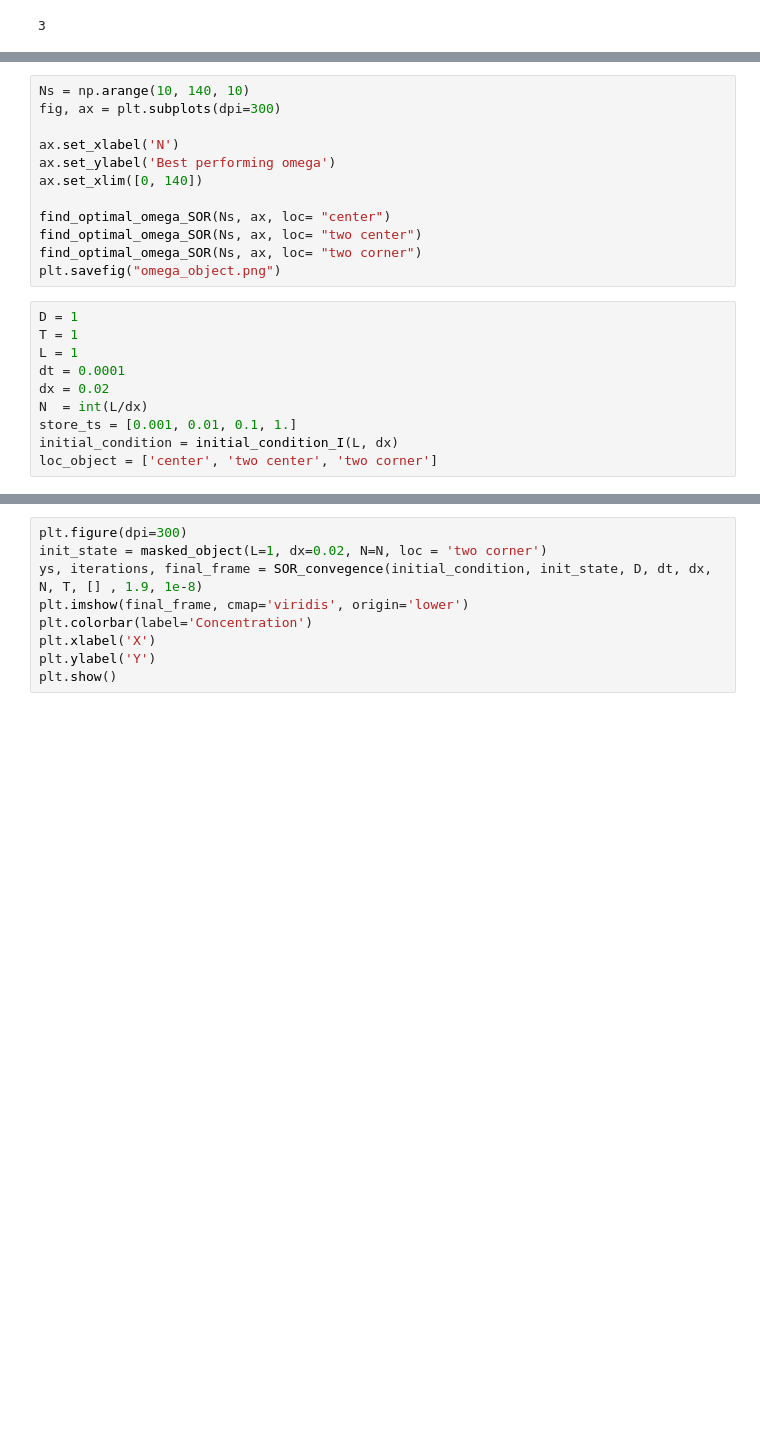
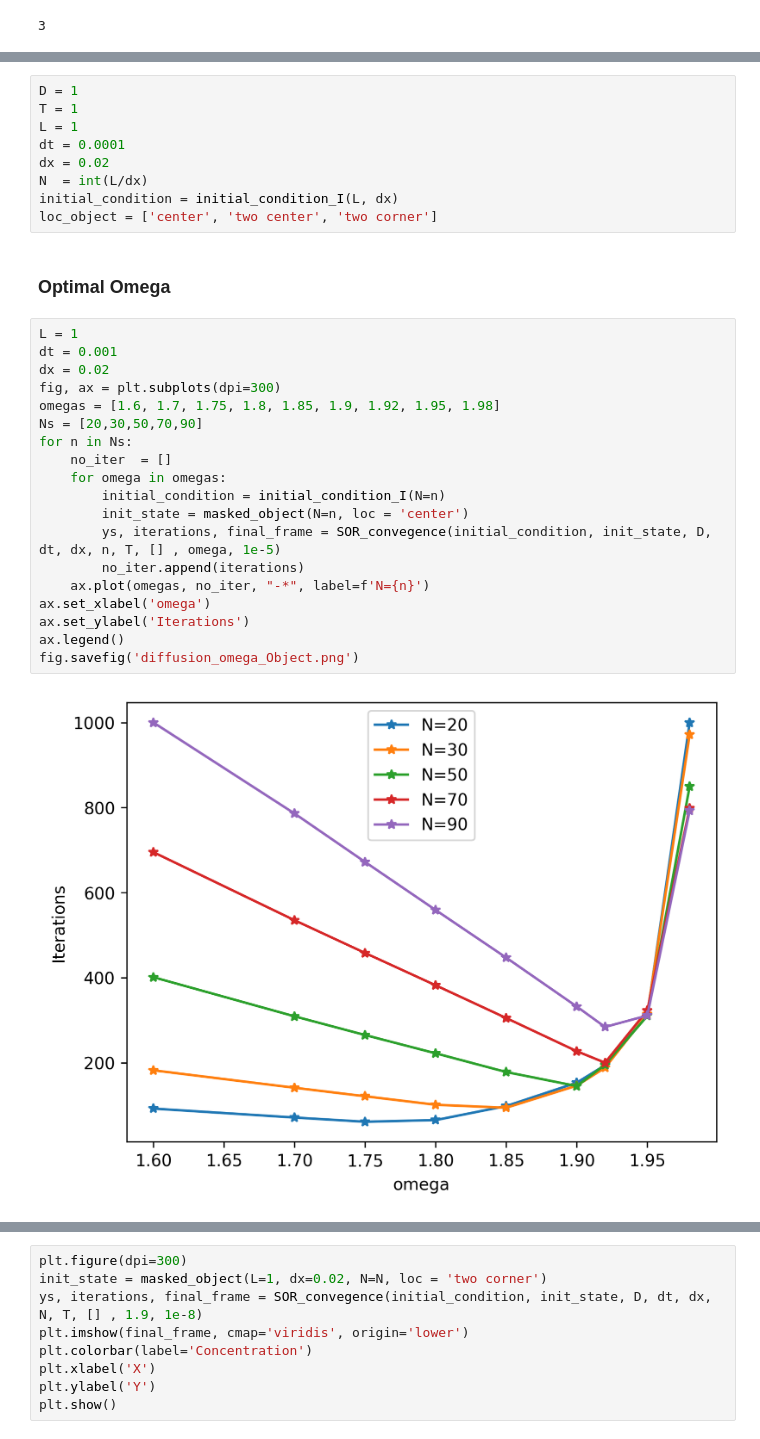
Before and after one commit to JTimmr/Scientific_Computing_1, a Jupyter notebook: diffusion.ipynb, the cells around one changed output, grey strips where cells are left out. Cells and saved outputs as stored; diff of their text form; blank space fills up the shorter version.

```diff
--- a/diffusion.ipynb
+++ b/diffusion.ipynb
@@ -607,15 +471,3 @@ def find_optimal_omega_SOR(Ns, ax, loc):
-# %%
-Ns = np.arange(10, 140, 10)
-fig, ax = plt.subplots(dpi=300)
-
-ax.set_xlabel('N')
-ax.set_ylabel('Best performing omega')
-ax.set_xlim([0, 140])
-
-find_optimal_omega_SOR(Ns, ax, loc= "center")
-find_optimal_omega_SOR(Ns, ax, loc= "two center")
-find_optimal_omega_SOR(Ns, ax, loc= "two corner")
-plt.savefig("omega_object.png")
 # %%
 D = 1
 T = 1
@@ -623,6 +475,28 @@ L = 1
 dt = 0.0001
 dx = 0.02
 N  = int(L/dx)
-store_ts = [0.001, 0.01, 0.1, 1.]
 initial_condition = initial_condition_I(L, dx)
 loc_object = ['center', 'two center', 'two corner']
+# %% [markdown]
+### Optimal Omega
+# %%
+L = 1
+dt = 0.001
+dx = 0.02
+fig, ax = plt.subplots(dpi=300)
+omegas = [1.6, 1.7, 1.75, 1.8, 1.85, 1.9, 1.92, 1.95, 1.98]
+Ns = [20,30,50,70,90]
+for n in Ns:
+    no_iter  = []
+    for omega in omegas:
+        initial_condition = initial_condition_I(N=n)
+        init_state = masked_object(N=n, loc = 'center')
+        ys, iterations, final_frame = SOR_convegence(initial_condition, init_state, D, dt, dx, n, T, [] , omega, 1e-5)
+        no_iter.append(iterations)
+    ax.plot(omegas, no_iter, "-*", label=f'N={n}')
+ax.set_xlabel('omega')
+ax.set_ylabel('Iterations')
+ax.legend()
+fig.savefig('diffusion_omega_Object.png')
+# %% [output]
+[figure, added]
```
Also changed, not shown: parts of 32 cells of this notebook, 8 other files.
